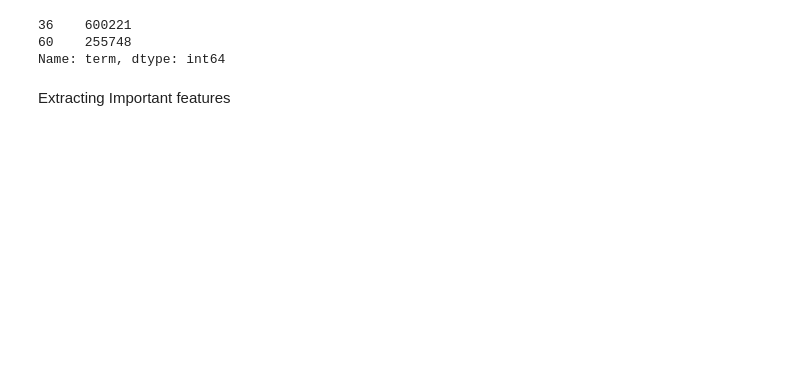
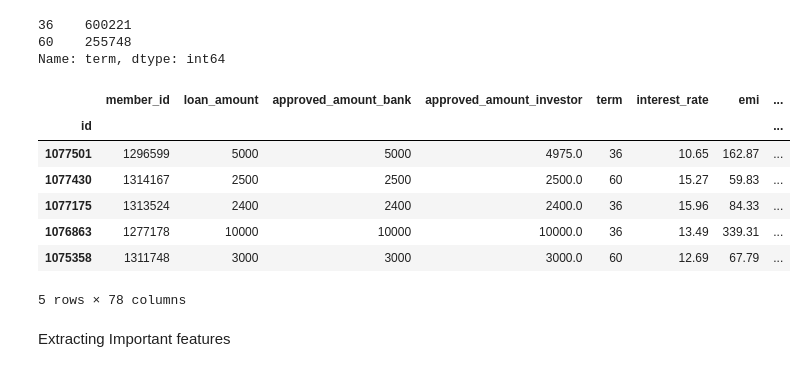
Before and after one commit to MUDIT23/B.E-Project-Loan-Analysis-Predicting-Defaulters-, a Jupyter notebook: Data preprocess.ipynb, the cells around one changed output. Cells and saved outputs as stored; diff of their text form; code cells hidden in the pictures; blank space fills up the shorter version.

```diff
--- a/Data preprocess.ipynb
+++ b/Data preprocess.ipynb
@@ -208,6 +207,17 @@ for i in dv:
 
 dv.remove('issue_date')
 data1.drop(dv, axis = 1, inplace = True)
+# %%
+data1.head()
+# %% [output]
+|  | member_id | loan_amount | approved_amount_bank | approved_amount_investor | term | interest_rate | emi | ... |
+| id |  |  |  |  |  |  |  | ... |
+| 1077501 | 1296599 | 5000 | 5000 | 4975.0 | 36 | 10.65 | 162.87 | ... |
+| 1077430 | 1314167 | 2500 | 2500 | 2500.0 | 60 | 15.27 | 59.83 | ... |
+| 1077175 | 1313524 | 2400 | 2400 | 2400.0 | 36 | 15.96 | 84.33 | ... |
+| 1076863 | 1277178 | 10000 | 10000 | 10000.0 | 36 | 13.49 | 339.31 | ... |
+| 1075358 | 1311748 | 3000 | 3000 | 3000.0 | 60 | 12.69 | 67.79 | ... |
+5 rows × 78 columns
 # %% [markdown]
 Extracting Important features
 # %%
```
Also changed, not shown: parts of 21 cells of this notebook.
